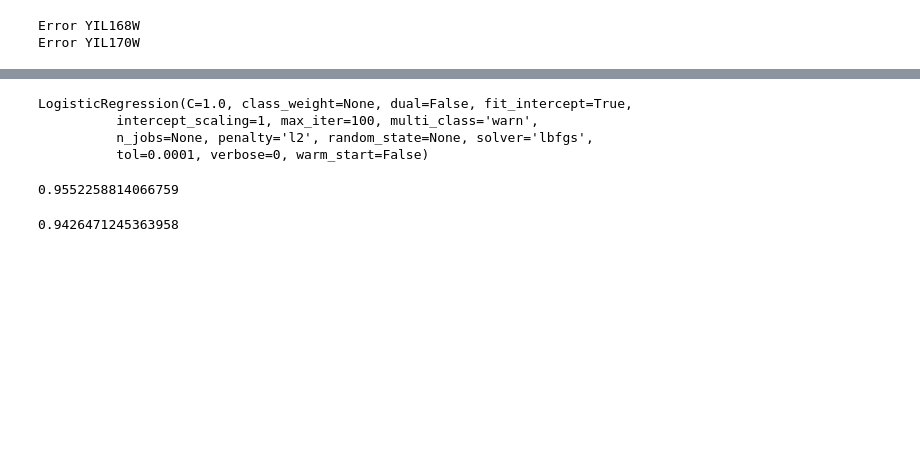
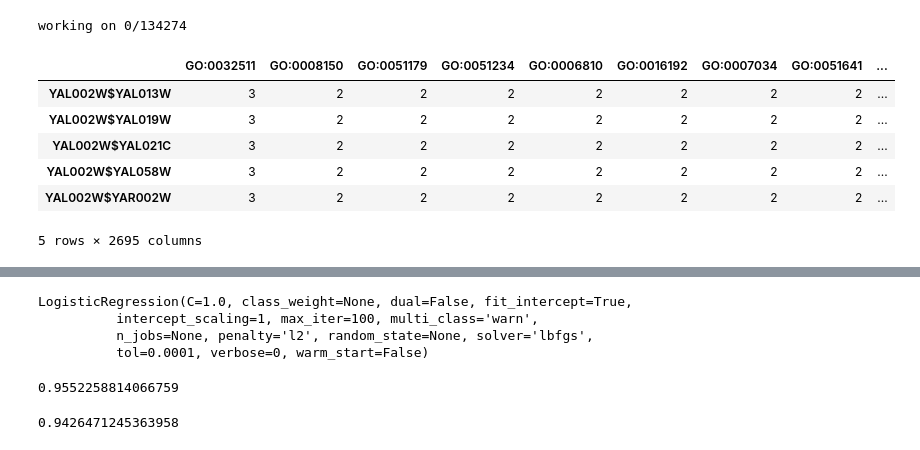
Before and after one commit to shahaf-sameach/synthetic-lethality-classifier-, a Jupyter notebook: main.ipynb, the cells around one changed output, grey strips where cells are left out. Saved outputs shown, nothing was run; the diff lists cells and outputs as text; code cells hidden in the pictures; blank space fills up the shorter version.

```diff
--- a/main_v2.ipynb
+++ b/main.ipynb
@@ -28,17 +39,25 @@ for assoc in ogaf.associations:
 terms = defaultdict(set)
 gene_pairs = pairs_terms.index.values
 for idx, pair in enumerate(gene_pairs):
-#     if idx % 1000 == 0:
-#         print("working on {}/{}".format(idx, len(gene_pairs)))
+    if idx > 10:
+        break
+    if idx % 1000 == 0:
+        print("working on {}/{}".format(idx, len(gene_pairs)))
     for gene in pair.split("$"):
         go_ids = lookup_terms.get(gene)
         if go_ids is None:
             print("Error", gene)
         else:
             for go_id in go_ids:
+                gosubdag_r1 = GoSubDag([go_id], godag, relationships=optional_relationships, prt=None)
+                parents = gosubdag_r1.rcntobj.go2parents
                 term = godag.get(go_id)
                 if term.namespace == 'biological_process':
                     terms[go_id].add(pair)
+                for g in parents:
+                    term = godag.get(g)
+                    if term is not None:
+                        if term.namespace == 'biological_process':
+                            terms[g].add(pair)
 # %% [output]
-Error YIL168W
-Error YIL170W
+working on 0/134274
@@ -48,3 +71,13 @@ pairs_terms = pairs_terms.fillna(0)
 # %%
 for term, pairs in terms.items():
     pairs_terms.loc[pairs, [term]] += 1
+# %%
+pairs_terms.head()
+# %% [output]
+|  | GO:0032511 | GO:0008150 | GO:0051179 | GO:0051234 | GO:0006810 | GO:0016192 | GO:0007034 | GO:0051641 | ... |
+| YAL002W$YAL013W | 3 | 2 | 2 | 2 | 2 | 2 | 2 | 2 | ... |
+| YAL002W$YAL019W | 3 | 2 | 2 | 2 | 2 | 2 | 2 | 2 | ... |
+| YAL002W$YAL021C | 3 | 2 | 2 | 2 | 2 | 2 | 2 | 2 | ... |
+| YAL002W$YAL058W | 3 | 2 | 2 | 2 | 2 | 2 | 2 | 2 | ... |
+| YAL002W$YAR002W | 3 | 2 | 2 | 2 | 2 | 2 | 2 | 2 | ... |
+5 rows × 2695 columns
```
Also changed, not shown: parts of 5 cells of this notebook.
